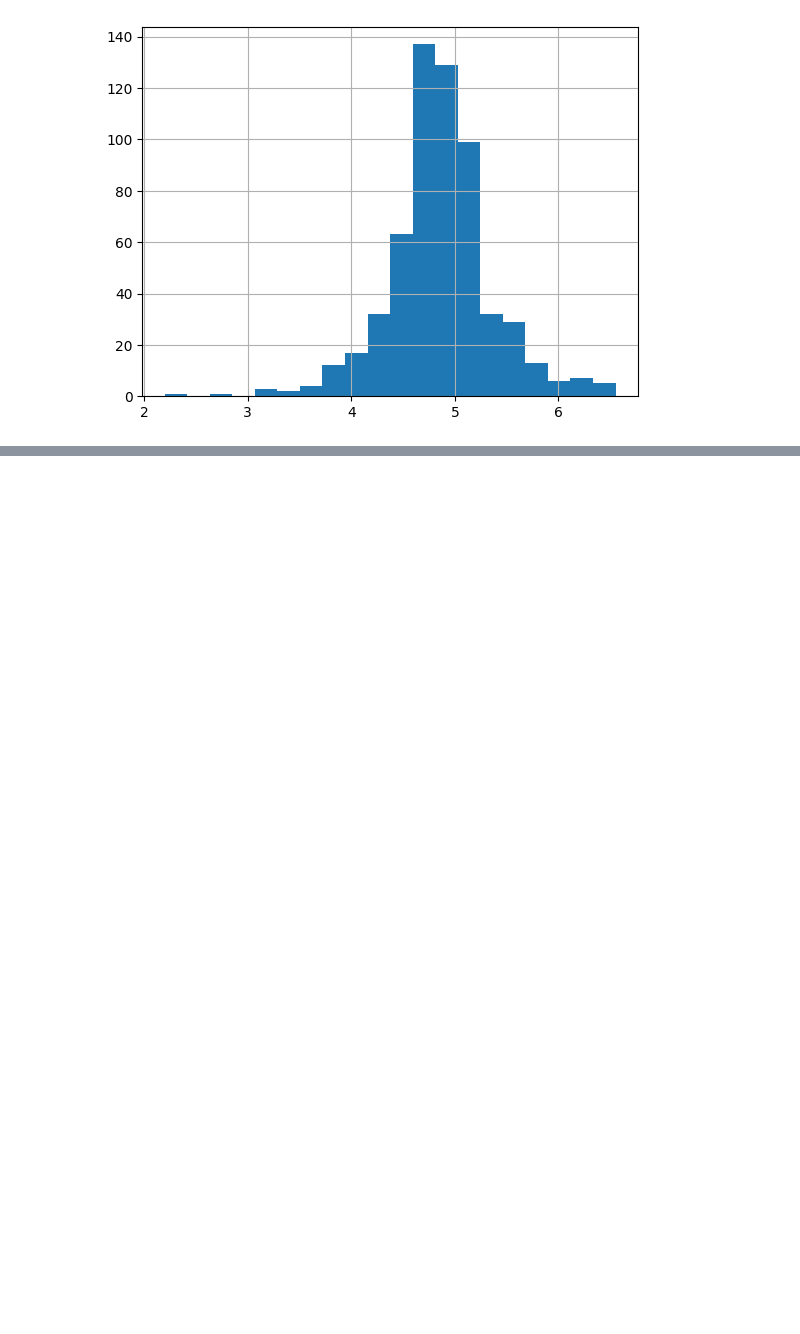
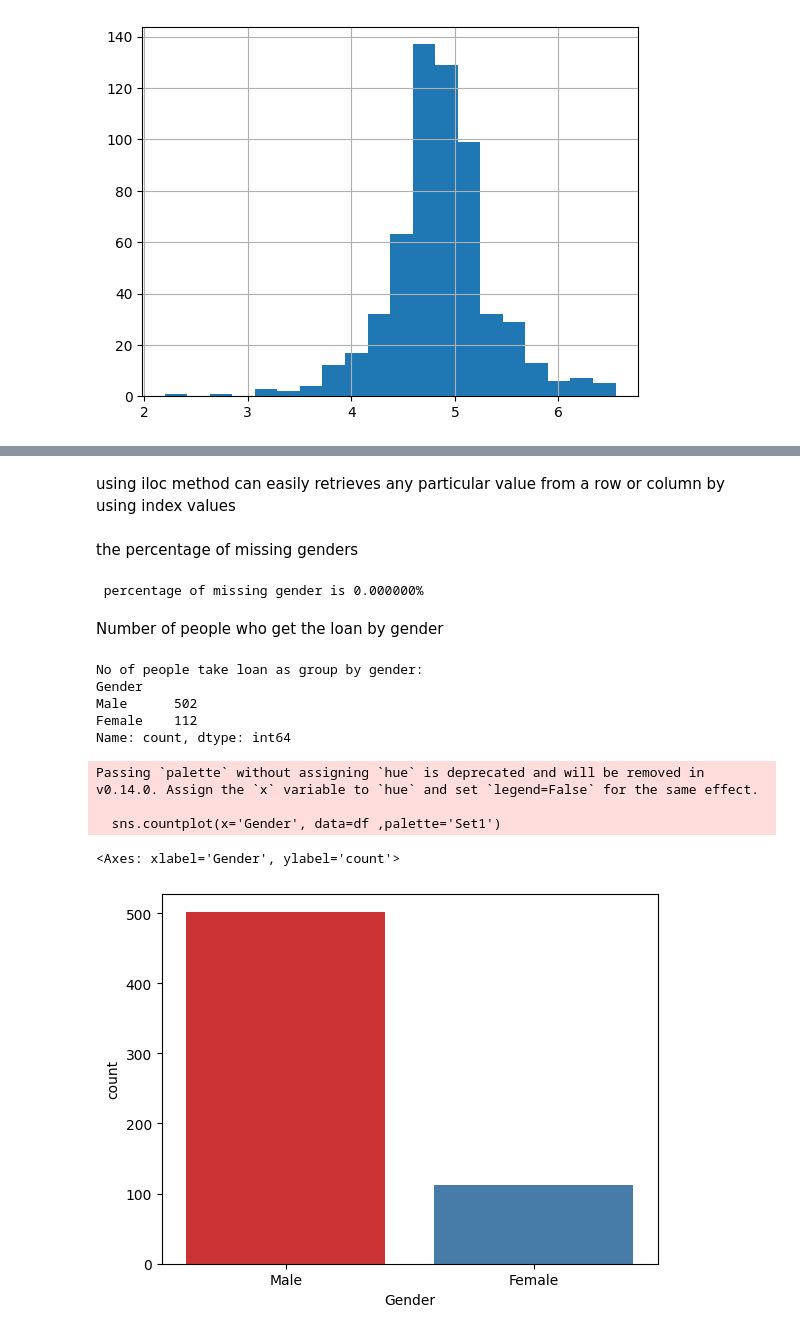
Before and after one commit to DilinaCP/Loan-Prediction-Machine-Learning, a Jupyter notebook: Loan-Prediction-Machine-Learning.ipynb, the cells around one changed output, grey strips where cells are left out. Cells and saved outputs as stored; diff of their text form; code cells hidden in the pictures; blank space fills up the shorter version.

```diff
--- a/Loan-Prediction-Machine-Learning.ipynb
+++ b/Loan-Prediction-Machine-Learning.ipynb
@@ -86,0 +118,13 @@ df['loanAmount_log'].hist(bins=20)
+# %%
+df['Gender'].fillna(df['Gender'].mode()[0], inplace=True)
+df['Married'].fillna(df['Married'].mode()[0], inplace=True)
+df['Self_Employed'].fillna(df['Self_Employed'].mode()[0], inplace=True)
+df['Dependents'].fillna(df['Dependents'].mode()[0], inplace=True)
+
+df.LoanAmount = df.LoanAmount.fillna(df.LoanAmount.mean())
+df.loanAmount_log = df.loanAmount_log.fillna(df.loanAmount_log.mean())
+
+df['Loan_Amount_Term'].fillna(df['Loan_Amount_Term'].mode()[0], inplace=True)
+df['Credit_History'].fillna(df['Credit_History'].mode()[0], inplace=True)
+
+df.isnull().sum()
@@ -86,0 +201,25 @@ df['loanAmount_log'].hist(bins=20)
+# %% [markdown]
+using iloc method can easily retrieves any particular value from a row or column by using index values
+# %% [markdown]
+the percentage of missing genders
+# %%
+print(" percentage of missing gender is %2f%%" % ((df['Gender'].isnull().sum()/df.shape[0])*100))
+# %% [output]
+ percentage of missing gender is 0.000000%
+# %% [markdown]
+Number of people who get the loan by gender
+# %%
+print('No of people take loan as group by gender: ')
+print(df['Gender'].value_counts())
+sns.countplot(x='Gender', data=df ,palette='Set1')
+# %% [output]
+No of people take loan as group by gender:
+Gender
+Male      502
+Female    112
+Name: count, dtype: int64
+Passing `palette` without assigning `hue` is deprecated and will be removed in v0.14.0. Assign the `x` variable to `hue` and set `legend=False` for the same effect.
+
+  sns.countplot(x='Gender', data=df ,palette='Set1')
+<Axes: xlabel='Gender', ylabel='count'>
+[figure, added]
```
Also changed, not shown: parts of 35 cells of this notebook.
